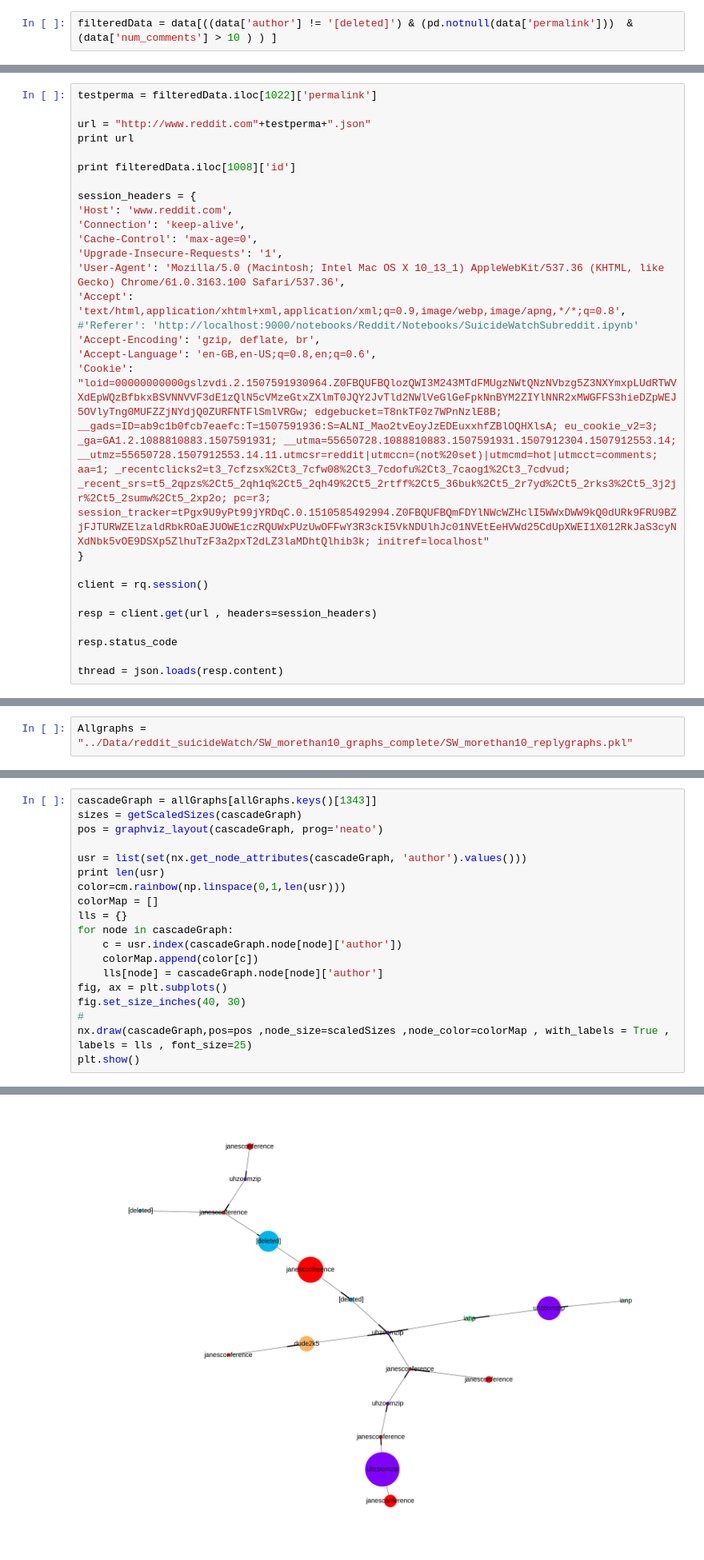
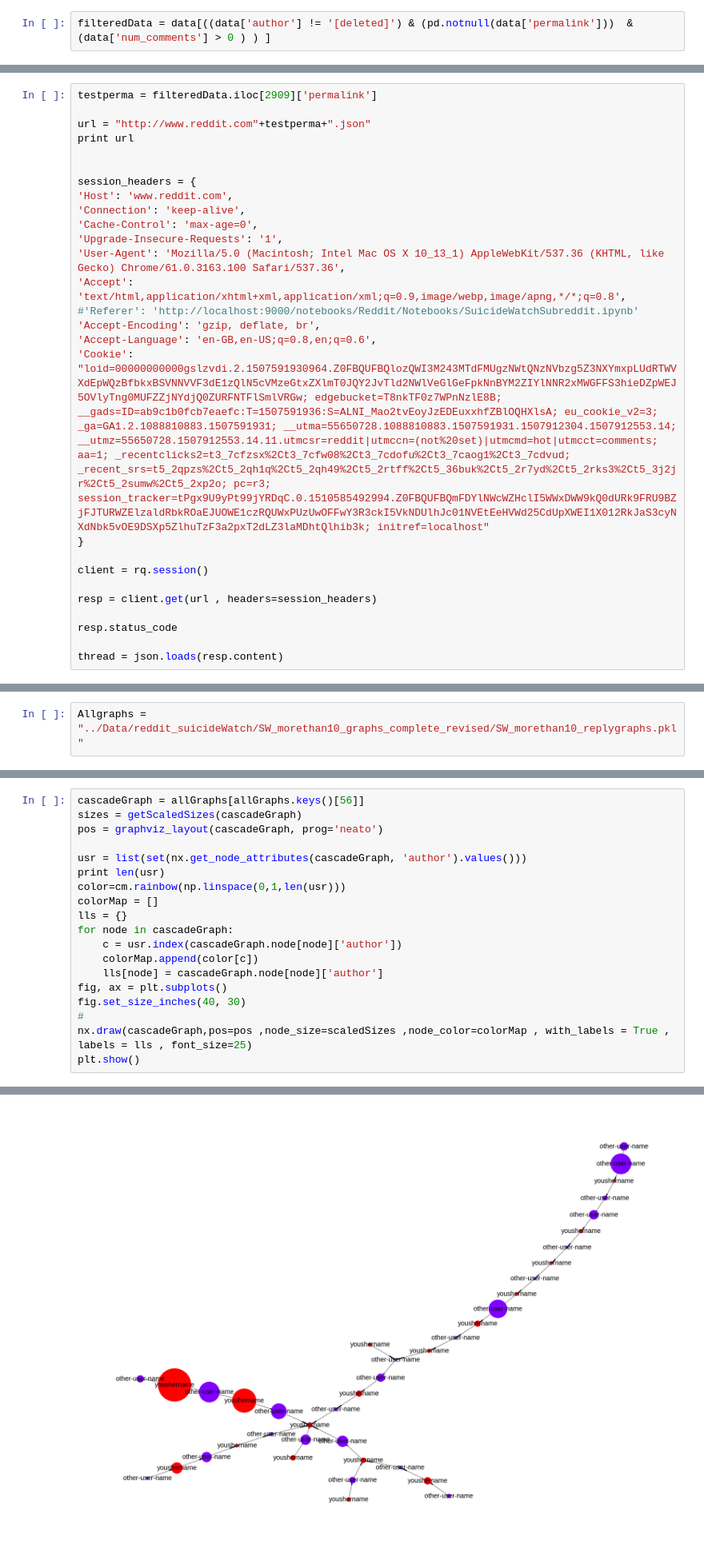
Before and after one commit to sagarjoglekar/redditTools, a Jupyter notebook: Notebooks/SuicideWatchSubreddit.ipynb, the cells around one changed output, grey strips where cells are left out. Shown at 80% size. Saved outputs shown, nothing was run; the diff lists cells and outputs as text.

```diff
--- a/Notebooks/SuicideWatchSubreddit.ipynb
+++ b/Notebooks/SuicideWatchSubreddit.ipynb
@@ -27,7 +27,7 @@ data.head()
 | 4 | NaN | True | sub_o | None | None | NaN | what you wish, is their happiness... | ... |
 5 rows × 72 columns
 # %%
-filteredData = data[((data['author'] != '[deleted]') & (pd.notnull(data['permalink']))  & (data['num_comments'] > 10 ) ) ]
+filteredData = data[((data['author'] != '[deleted]') & (pd.notnull(data['permalink']))  & (data['num_comments'] > 0 ) ) ]
 # %%
 len(filteredData)
 # %% [output]
@@ -148,11 +150,10 @@ def parseRedditJsonConvTree(jsonDict,motherGraph=None):
     return replyGraph
 # %%
-testperma = filteredData.iloc[1022]['permalink']
+testperma = filteredData.iloc[2909]['permalink']
 
 url = "http://www.reddit.com"+testperma+".json"
 print url
 
-print filteredData.iloc[1008]['id']
 
 session_headers = {
 'Host': 'www.reddit.com',
@@ -228,7 +236,7 @@ plt.show()
 # %%
 # print nx.get_node_attributes(cascadeGraph,'text')
 # %%
-Allgraphs = "../Data/reddit_suicideWatch/SW_morethan10_graphs_complete/SW_morethan10_replygraphs.pkl"
+Allgraphs = "../Data/reddit_suicideWatch/SW_morethan10_graphs_complete_revised/SW_morethan10_replygraphs.pkl"
 # %%
 allGraphs = pkl.load(open(Allgraphs,'rb'))
 # %%
@@ -305,7 +321,7 @@ testGraph = allGraphs[allGraphs.keys()[10]]
 nodes =nx.get_node_attributes(testGraph,'author')
 edges = testGraph.edges()
 # %%
-cascadeGraph = allGraphs[allGraphs.keys()[1343]]
+cascadeGraph = allGraphs[allGraphs.keys()[56]]
 sizes = getScaledSizes(cascadeGraph)
 pos = graphviz_layout(cascadeGraph, prog='neato')
 
@@ -328,4 +344,4 @@ plt.show()
-[figure, old version]
+[figure, new version]
 # %%
 nx.get_node_attributes(allGraphs[allGraphs.keys()[1150]], 'ups')
 # %% [output]
```
Also changed, not shown: parts of 26 cells of this notebook, 2 other files.
